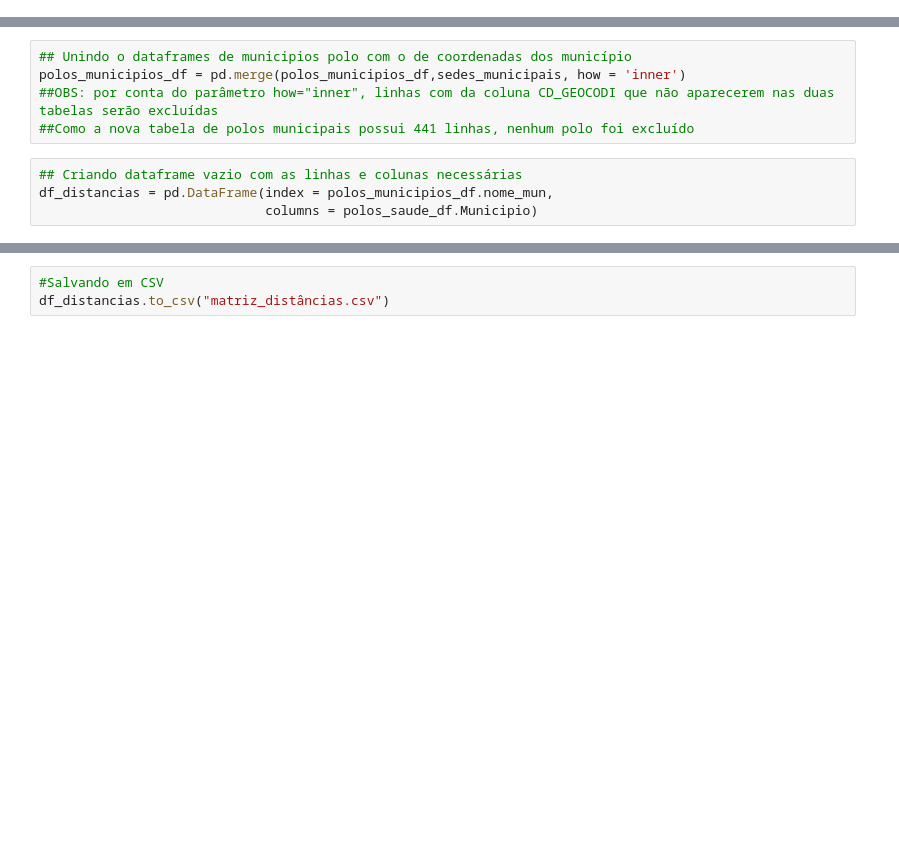
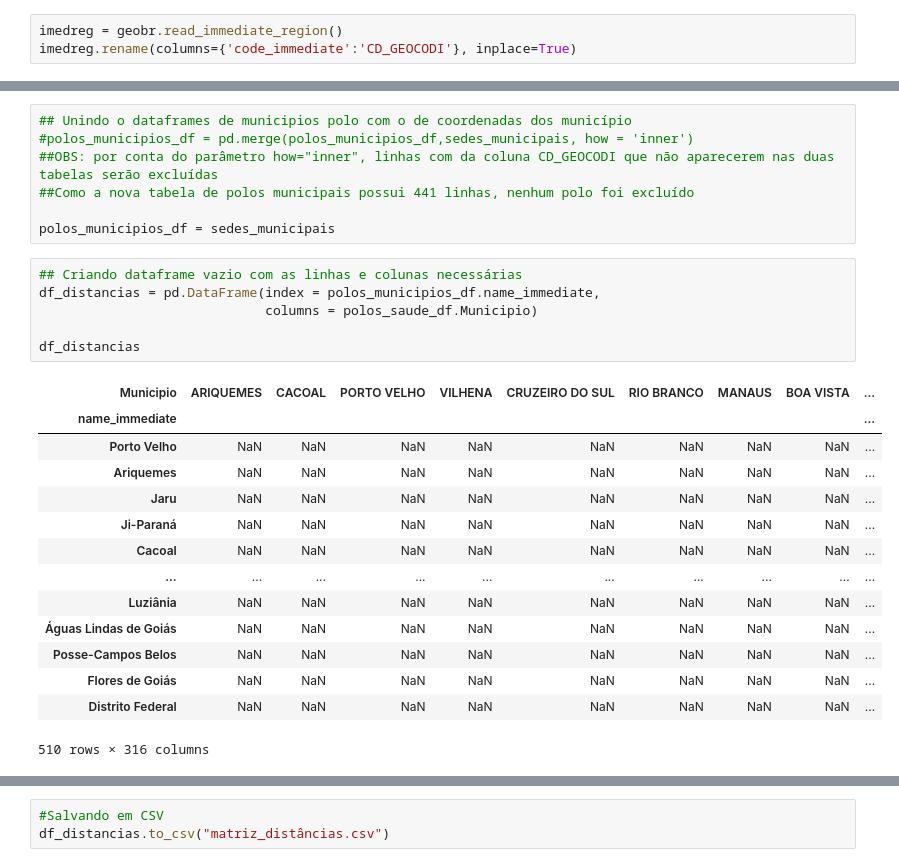
Before and after one commit to CDA-EPCWeb/Tratamento-de-dados, a Jupyter notebook: Distancia polos/CalcuoMatrizDistâncias.ipynb, the cells around one changed output, grey strips where cells are left out. Saved outputs shown, nothing was run; the diff lists cells and outputs as text; blank space fills up the shorter version.

```diff
--- a/Distancia polos/CalcuoMatrizDistâncias.ipynb
+++ b/Distancia polos/CalcuoMatrizDistâncias.ipynb
@@ -8,3 +8,6 @@ polos_municipios_df = pd.read_csv('regioes_imediatas.csv')
 polos_saude_df = pd.read_csv('polos_AC_REGIC2018.csv')
+# %%
+imedreg = geobr.read_immediate_region()
+imedreg.rename(columns={'code_immediate':'CD_GEOCODI'}, inplace=True)
 # %%
 ## Importando de geobr as localizações municipais
@@ -20,12 +54,31 @@ sedes_municipais = sedes_municipais[['CD_GEOCODI','X','Y']].copy()
 # %%
 ## Unindo o dataframes de municipios polo com o de coordenadas dos município
-polos_municipios_df = pd.merge(polos_municipios_df,sedes_municipais, how = 'inner')
+#polos_municipios_df = pd.merge(polos_municipios_df,sedes_municipais, how = 'inner')
 ##OBS: por conta do parâmetro how="inner", linhas com da coluna CD_GEOCODI que não aparecerem nas duas tabelas serão excluídas
 ##Como a nova tabela de polos municipais possui 441 linhas, nenhum polo foi excluído
+
+polos_municipios_df = sedes_municipais
 # %%
 ## Criando dataframe vazio com as linhas e colunas necessárias
-df_distancias = pd.DataFrame(index = polos_municipios_df.nome_mun,
+df_distancias = pd.DataFrame(index = polos_municipios_df.name_immediate,
                              columns = polos_saude_df.Municipio)
+
+df_distancias
+# %% [output]
+| Municipio | ARIQUEMES | CACOAL | PORTO VELHO | VILHENA | CRUZEIRO DO SUL | RIO BRANCO | MANAUS | BOA VISTA | ... |
+| name_immediate |  |  |  |  |  |  |  |  | ... |
+| Porto Velho | NaN | NaN | NaN | NaN | NaN | NaN | NaN | NaN | ... |
+| Ariquemes | NaN | NaN | NaN | NaN | NaN | NaN | NaN | NaN | ... |
+| Jaru | NaN | NaN | NaN | NaN | NaN | NaN | NaN | NaN | ... |
+| Ji-Paraná | NaN | NaN | NaN | NaN | NaN | NaN | NaN | NaN | ... |
+| Cacoal | NaN | NaN | NaN | NaN | NaN | NaN | NaN | NaN | ... |
+| ... | ... | ... | ... | ... | ... | ... | ... | ... | ... |
+| Luziânia | NaN | NaN | NaN | NaN | NaN | NaN | NaN | NaN | ... |
+| Águas Lindas de Goiás | NaN | NaN | NaN | NaN | NaN | NaN | NaN | NaN | ... |
+| Posse-Campos Belos | NaN | NaN | NaN | NaN | NaN | NaN | NaN | NaN | ... |
+| Flores de Goiás | NaN | NaN | NaN | NaN | NaN | NaN | NaN | NaN | ... |
+| Distrito Federal | NaN | NaN | NaN | NaN | NaN | NaN | NaN | NaN | ... |
+510 rows × 316 columns
 # %%
 ##LEMBRE-SE: nas tabelas, “x” = long e “y” = lat
 ##Função para medir distâncias pela biblioteca GEOPY
```
Also changed, not shown: parts of 7 cells of this notebook, 2 other files.
